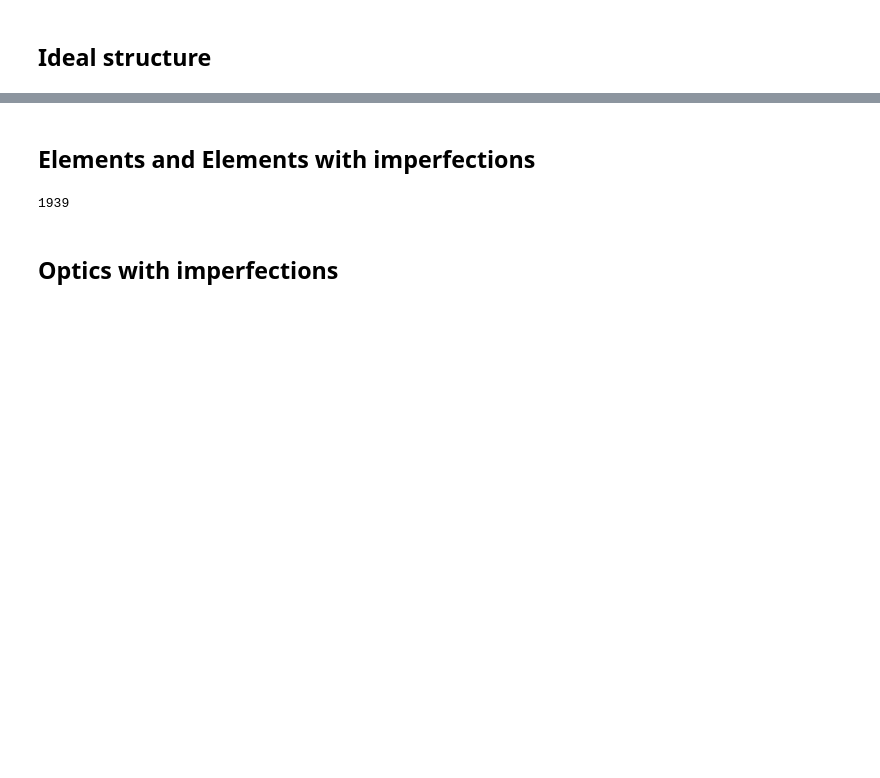
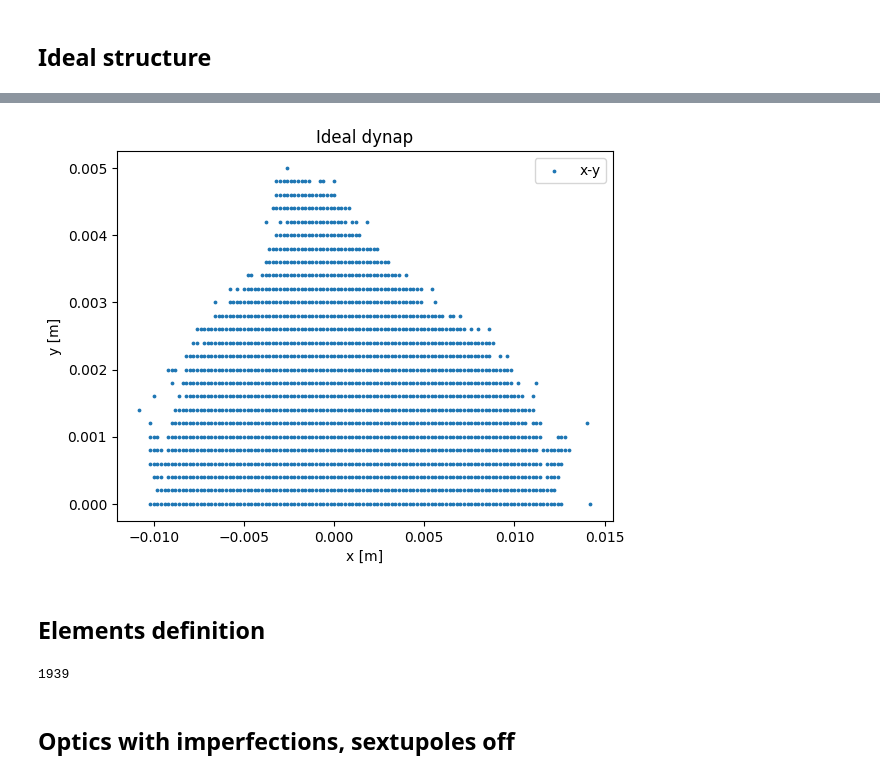
Before and after one commit to Rasimilian/SKIF-Lattice-Analysis, a Jupyter notebook: optics_closing.ipynb, the cells around one changed output, grey strips where cells are left out. Drawn from its saved outputs; the diff is of its cells as text; code cells hidden in the pictures; blank space fills up the shorter version.

```diff
--- a/optics_closing.ipynb
+++ b/optics_closing.ipynb
@@ -113,3 +192,22 @@ def get_optics(structure: dict,
+# %%
+def plot_dynap(data: dict, dependency_to_show: dict, title: str, plot_name: str):
+    """
+    Plot dynamical aperture.
+
+    :param data: dict with values for particles and their 6D coordinates
+    :param dependency_to_show: what dynap dependency to show
+    :param title: overall plot name
+    :param plot_name: plot name for a dependency
+    :return: None
+    """
+    x, y = list(dependency_to_show.items())
+    x, x_units = x[0], x[1]
+    y, y_units = y[0], y[1]
+    plt.scatter(data[x], data[y], 3, label=plot_name)
+    plt.xlabel(x + f" [{x_units}]")
+    plt.ylabel(y + f" [{y_units}]")
+    plt.title(title)
+    plt.legend()
 # %% [markdown]
 ## Structure loading
 # %%
@@ -130,5 +234,13 @@ plt.show()
+# %%
+params = {"x": "m",
+          "y": "m"}
+tab_ideal = read_tracking_file("tracking_data/tracking_skif_xy_1000one.txt", unlost_only=True)
+plot_dynap(tab_ideal, params, title="Ideal dynap", plot_name="x-y")
+plt.show()
+# %% [output]
+[figure, added]
 # %% [markdown]
-## Elements and Elements with imperfections
+## Elements definition
 # %%
 elems_with_errs = [i for i in structure["elements"] if structure["elements"][i]["type"] not in ["monitor", "marker", "multipole"]]
 hcorrs = {i: {"type": "hkicker"} for i in structure["elements"] if structure["elements"][i]["type"] in ["hkicker"]}
@@ -153,5 +265,5 @@ for err in err_type:
     err_type_to_add[err]["Values"] = (np.random.normal(scale=err_type[err], size=len(elems_with_errs))).tolist()
     align_errs.update(err_type_to_add)
 # %% [markdown]
-## Optics with imperfections
+## Optics with imperfections, sextupoles off
 # %%
```
Also changed, not shown: parts of 13 cells of this notebook, 2 other files.
